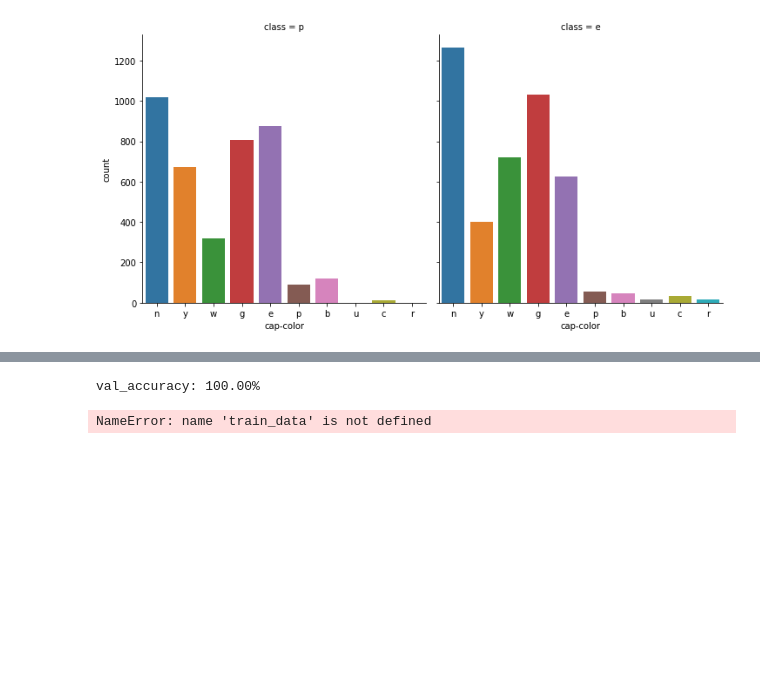
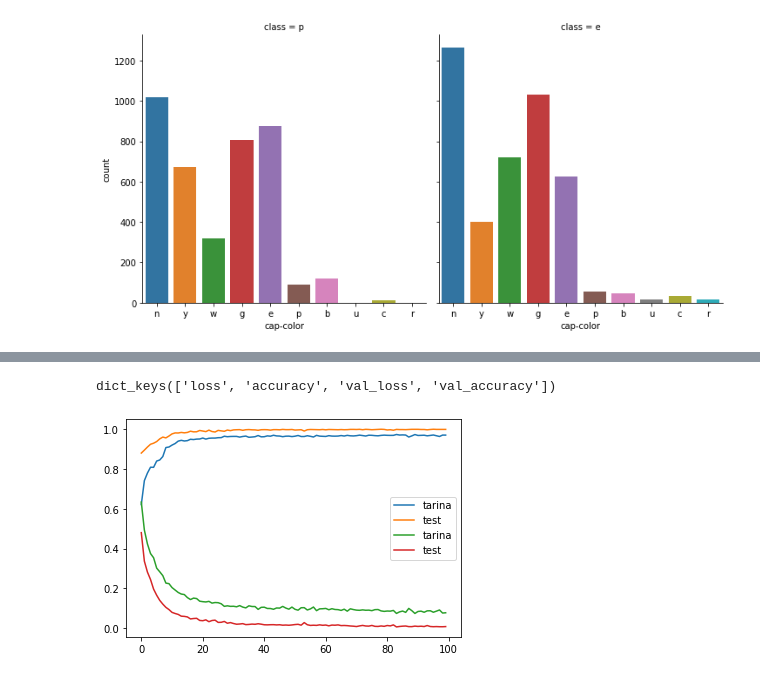
Before and after one commit to DawOp/Mushroom-Classification, a Jupyter notebook: mushroom.ipynb, the cells around one changed output, grey strips where cells are left out. Drawn from its saved outputs; the diff is of its cells as text; code cells hidden in the pictures; blank space fills up the shorter version.

```diff
--- a/mushroom.ipynb
+++ b/mushroom.ipynb
@@ -197,0 +159,28 @@ accuracy: 100.00%
+# %%
+from tensorflow.keras.models import Sequential
+from tensorflow.keras.layers import Dense
+from tensorflow.keras.callbacks import History
+from tensorflow.keras.layers import Dense, Activation,Dropout,Flatten
+from tensorflow.keras.constraints import max_norm
+from sklearn.model_selection import cross_val_score
+from sklearn.preprocessing import LabelEncoder
+from sklearn.model_selection import StratifiedKFold
+
+history = History()
+model = Sequential()
+model.add(Dense(5,  activation='relu',input_shape=(X_train.shape[1],)))
+model.add(Dropout(0.2))
+model.add(Dense(7, activation='relu'))
+model.add(Dropout(0.2))
+model.add(Dense(3, activation='relu'))
+model.add(Dropout(0.2))
+model.add(Dense(units=1,activation='sigmoid'))
+
+Adam = keras.optimizers.Adam(learning_rate=0.001, beta_1=0.9, beta_2=0.999, amsgrad=True)
+model.compile(loss='binary_crossentropy', optimizer='adam',metrics=['accuracy'])
+model.fit(X_train,
+          y_train,
+          validation_data= (X_test, y_test),
+          batch_size=32,
+          epochs=100,
+          callbacks=[history])
@@ -198,30 +206,19 @@ accuracy: 100.00%
+# %%
+history.history.keys()
+# %% [output]
+dict_keys(['loss', 'accuracy', 'val_loss', 'val_accuracy'])
 # %%
-import numpy as np
-training = model.fit(X_train, y_train, epochs=300, batch_size=32, validation_split=0.2, verbose=0)
-val_acc = np.mean(training.history['val_accuracy'])
-print("\n%s: %.2f%%" % ('val_accuracy', val_acc*100))
+# model_loss = pd.DataFrame(model.history.history)
+# model_loss.plot()
+# model_loss = pd.DataFrame(model.history.history)
+# model_loss.plot()
+
+import matplotlib.pyplot as plt
+plt.plot(history.history['accuracy'], label = "tarina")
+plt.plot(history.history['val_accuracy'], label = "test")
+plt.plot(history.history['loss'], label = "tarina")
+plt.plot(history.history['val_loss'], label = "test")
+plt.legend()
+plt.show()
 # %% [output]
-val_accuracy: 100.00%
+[figure, added]
-# %%
-from sklearn.model_selection import GridSearchCV
-from keras.wrappers.scikit_learn import KerasClassifier
-
-# create model
-model = KerasClassifier(build_fn=create_model, verbose=0)
-
-# define the grid search parameters
-batch_size = [8, 16, 32, 64]
-epochs = [50, 100]
-param_grid = dict(batch_size=batch_size, epochs=epochs)
-
-# search the grid
-grid = GridSearchCV(estimator=model,
-                    param_grid=param_grid,
-                    cv=3,
-                    verbose=2,
-                    n_jobs=-1)
-
-grid_result = grid.fit(train_data[[c for c in train_data.columns if c != 'class']], train_data['class'])
-print("Best: %f using %s" % (grid_result.best_score_*100, grid_result.best_params_))
-# %% [output]
-NameError: name 'train_data' is not defined
```
Also changed, not shown: parts of 15 cells of this notebook, 1 other file.
